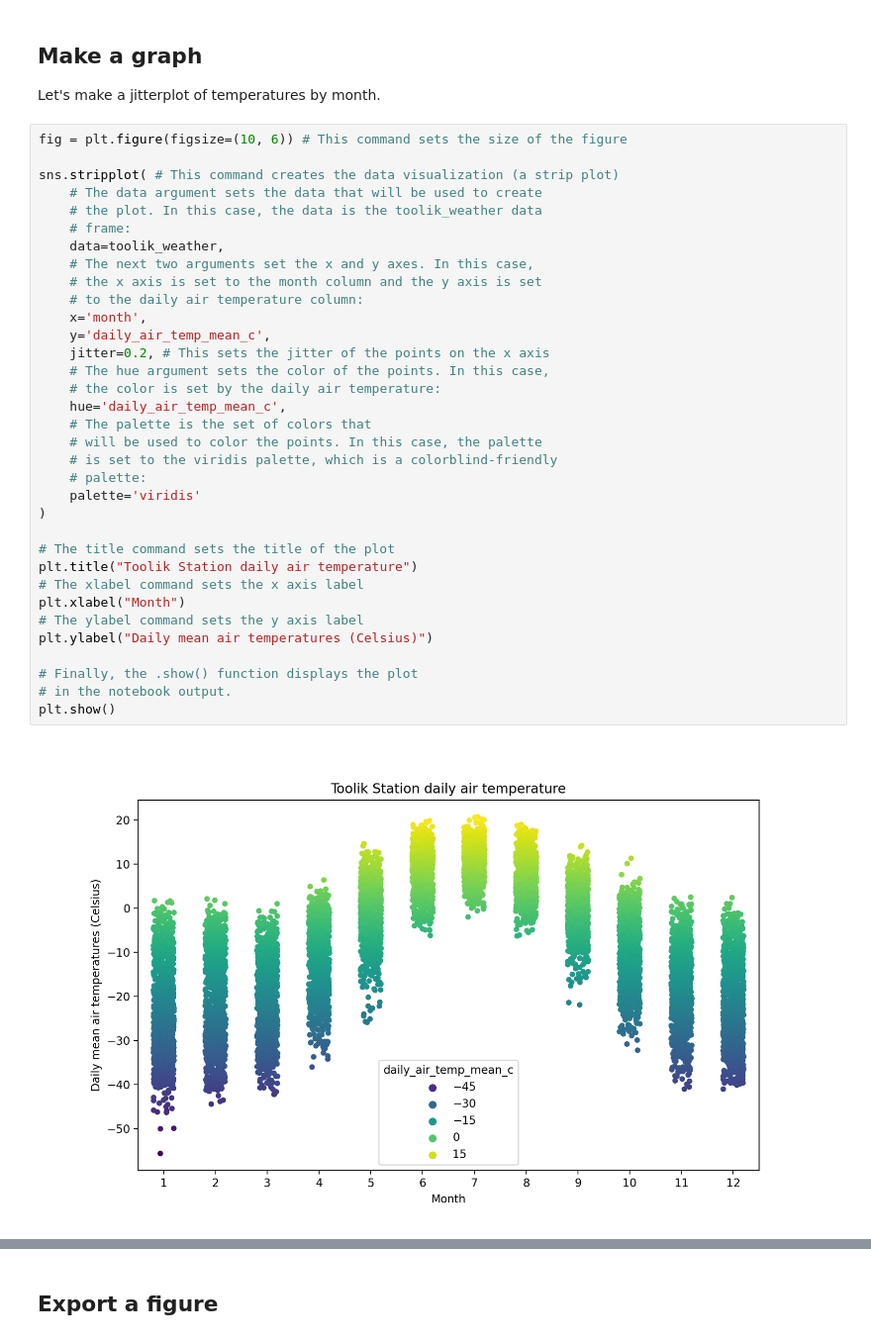
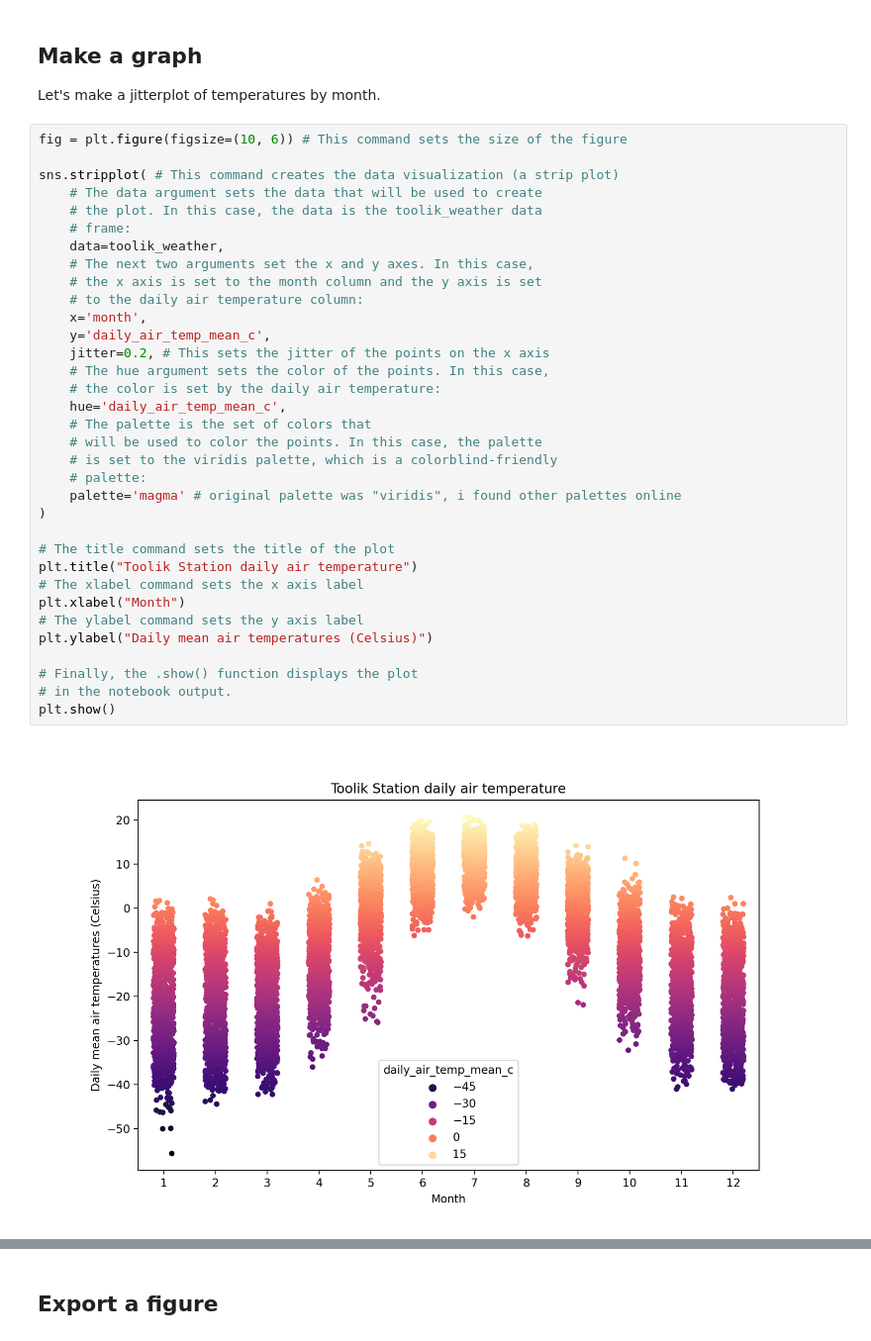
Before and after one commit to bbarajas429/eds217-day0-comp, a Jupyter notebook: nbs/toolik_air_temp_summary.ipynb, the cells around one changed output, grey strips where cells are left out. Shown at 99% size. Saved outputs shown, nothing was run; the diff lists cells and outputs as text.

Commit message:
changed graph colors

```diff
--- a/nbs/toolik_air_temp_summary.ipynb
+++ b/nbs/toolik_air_temp_summary.ipynb
@@ -135,35 +135,35 @@ sns.stripplot( # This command creates the data visualization (a strip plot)
     # The data argument sets the data that will be used to create
     # the plot. In this case, the data is the toolik_weather data
     # frame:
     data=toolik_weather,
     # The next two arguments set the x and y axes. In this case,
     # the x axis is set to the month column and the y axis is set
     # to the daily air temperature column:
     x='month',
     y='daily_air_temp_mean_c',
     jitter=0.2, # This sets the jitter of the points on the x axis
     # The hue argument sets the color of the points. In this case,
     # the color is set by the daily air temperature:
     hue='daily_air_temp_mean_c',
     # The palette is the set of colors that
     # will be used to color the points. In this case, the palette
     # is set to the viridis palette, which is a colorblind-friendly
     # palette:
-    palette='viridis'
+    palette='magma' # original palette was "viridis", i found other palettes online
 )
 
 # The title command sets the title of the plot
 plt.title("Toolik Station daily air temperature")
 # The xlabel command sets the x axis label
 plt.xlabel("Month")
 # The ylabel command sets the y axis label
 plt.ylabel("Daily mean air temperatures (Celsius)")
 
 # Finally, the .show() function displays the plot
 # in the notebook output.
 plt.show()
 # %% [output]
-[figure, old version]
+[figure, new version]
 # %% [markdown]
 ### What's going on between `fig`, `plt`, `sns`?
 
```
Also changed, not shown: parts of 1 cell of this notebook, 1 other file.
